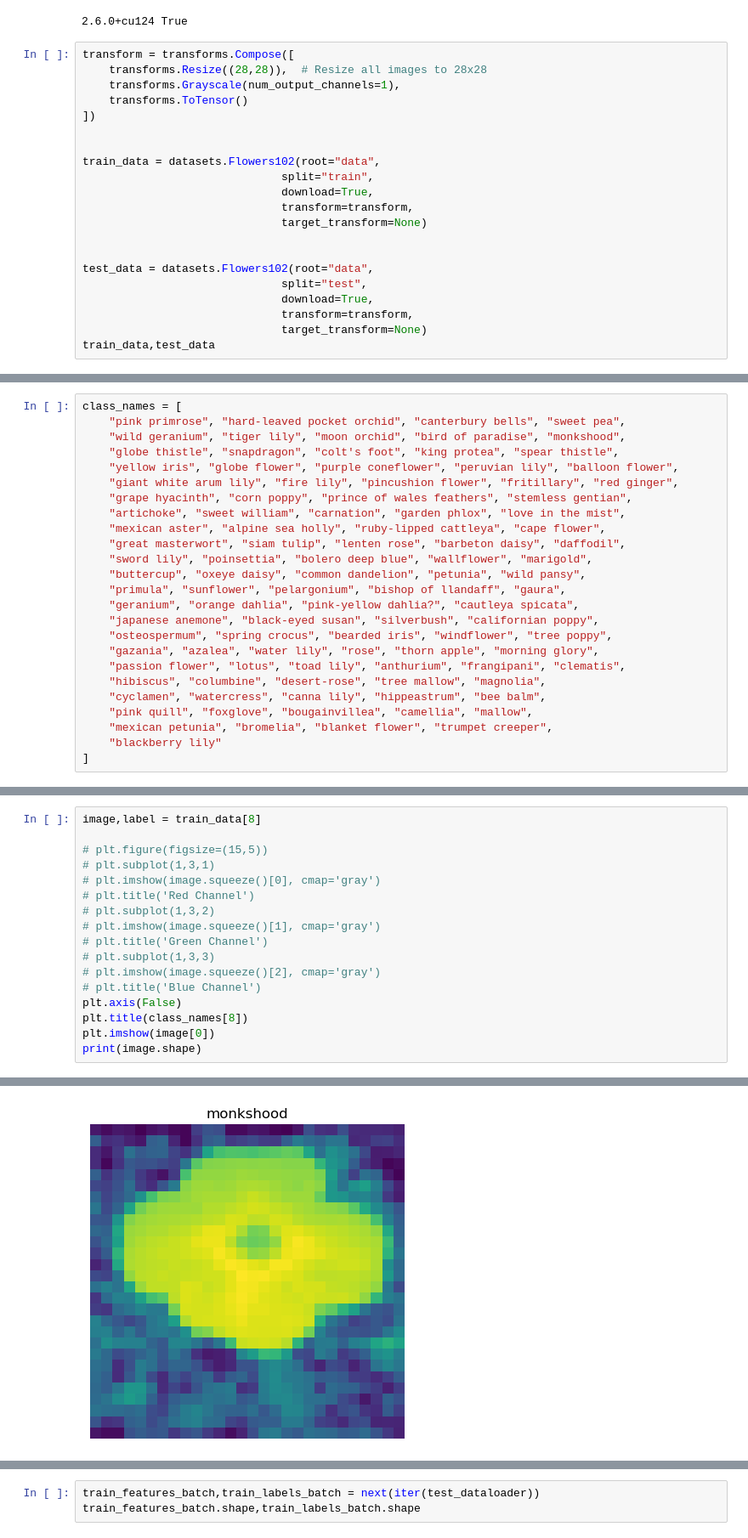
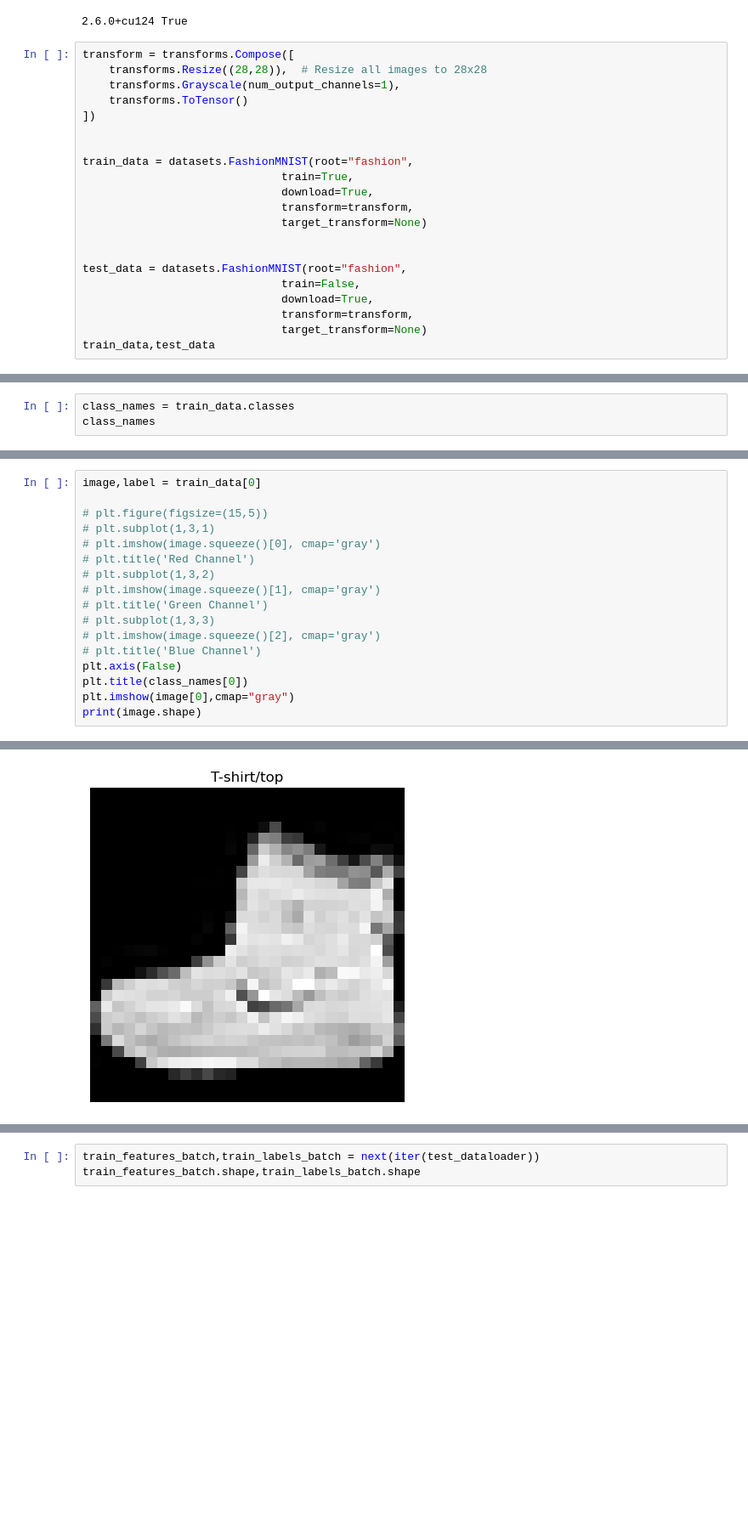
Before and after one commit to HARISH20205/DL-Pytorch, a Jupyter notebook: FlowerPrediction.ipynb, the cells around one changed output, grey strips where cells are left out. Shown at 85% size. Cells and saved outputs as stored; diff of their text form; blank space fills up the shorter version.

Commit message:
Fashion Model

```diff
--- a/FlowerPrediction.ipynb
+++ b/FlowerPrediction.ipynb
@@ -22,15 +22,15 @@ transform = transforms.Compose([
 ])
 
 
-train_data = datasets.Flowers102(root="data",
-                              split="train",
+train_data = datasets.FashionMNIST(root="fashion",
+                              train=True,
                               download=True,
                               transform=transform,
                               target_transform=None)
 
 
-test_data = datasets.Flowers102(root="data",
-                              split="test",
+test_data = datasets.FashionMNIST(root="fashion",
+                              train=False,
                               download=True,
                               transform=transform,
                               target_transform=None)
@@ -57,27 +57,5 @@ train_data,test_data
                 ToTensor()
             ))
 # %%
-class_names = [
-    "pink primrose", "hard-leaved pocket orchid", "canterbury bells", "sweet pea",
-    "wild geranium", "tiger lily", "moon orchid", "bird of paradise", "monkshood",
-    "globe thistle", "snapdragon", "colt's foot", "king protea", "spear thistle",
-    "yellow iris", "globe flower", "purple coneflower", "peruvian lily", "balloon flower",
-    "giant white arum lily", "fire lily", "pincushion flower", "fritillary", "red ginger",
-    "grape hyacinth", "corn poppy", "prince of wales feathers", "stemless gentian",
-    "artichoke", "sweet william", "carnation", "garden phlox", "love in the mist",
-    "mexican aster", "alpine sea holly", "ruby-lipped cattleya", "cape flower",
-    "great masterwort", "siam tulip", "lenten rose", "barbeton daisy", "daffodil",
-    "sword lily", "poinsettia", "bolero deep blue", "wallflower", "marigold",
-    "buttercup", "oxeye daisy", "common dandelion", "petunia", "wild pansy",
-    "primula", "sunflower", "pelargonium", "bishop of llandaff", "gaura",
-    "geranium", "orange dahlia", "pink-yellow dahlia?", "cautleya spicata",
-    "japanese anemone", "black-eyed susan", "silverbush", "californian poppy",
-    "osteospermum", "spring crocus", "bearded iris", "windflower", "tree poppy",
-    "gazania", "azalea", "water lily", "rose", "thorn apple", "morning glory",
-    "passion flower", "lotus", "toad lily", "anthurium", "frangipani", "clematis",
-    "hibiscus", "columbine", "desert-rose", "tree mallow", "magnolia",
-    "cyclamen", "watercress", "canna lily", "hippeastrum", "bee balm",
-    "pink quill", "foxglove", "bougainvillea", "camellia", "mallow",
-    "mexican petunia", "bromelia", "blanket flower", "trumpet creeper",
-    "blackberry lily"
-]
+class_names = train_data.classes
+class_names
@@ -84,23 +73,23 @@ class_names = [
 # %%
-image,label = train_data[8]
+image,label = train_data[0]
 
 # plt.figure(figsize=(15,5))
 # plt.subplot(1,3,1)
 # plt.imshow(image.squeeze()[0], cmap='gray')
 # plt.title('Red Channel')
 # plt.subplot(1,3,2)
 # plt.imshow(image.squeeze()[1], cmap='gray')
 # plt.title('Green Channel')
 # plt.subplot(1,3,3)
 # plt.imshow(image.squeeze()[2], cmap='gray')
 # plt.title('Blue Channel')
 plt.axis(False)
-plt.title(class_names[8])
-plt.imshow(image[0])
+plt.title(class_names[0])
+plt.imshow(image[0],cmap="gray")
 print(image.shape)
 # %% [output]
 torch.Size([1, 28, 28])
-[figure, old version]
+[figure, new version]
 # %%
 BATCH_SIZE = 32
 
```
Also changed, not shown: parts of 31 cells of this notebook, 2 other files.
